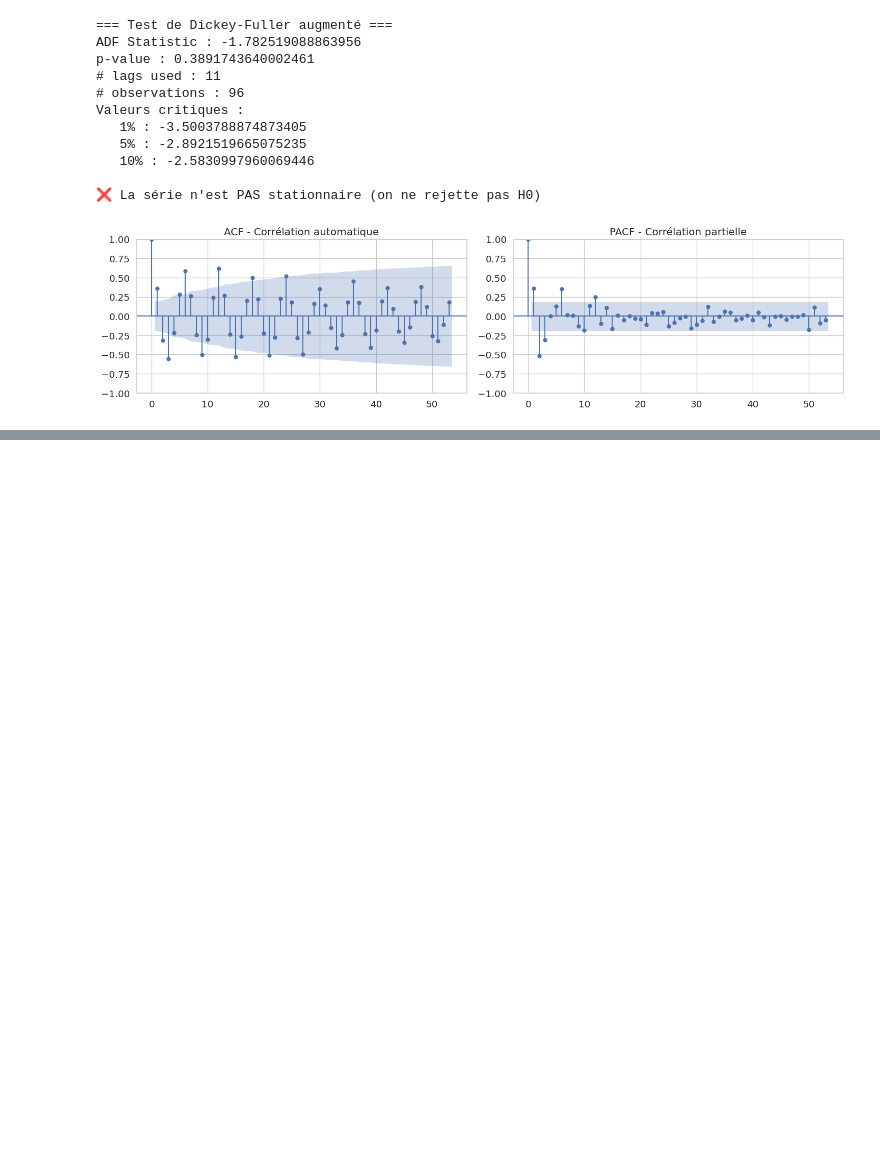
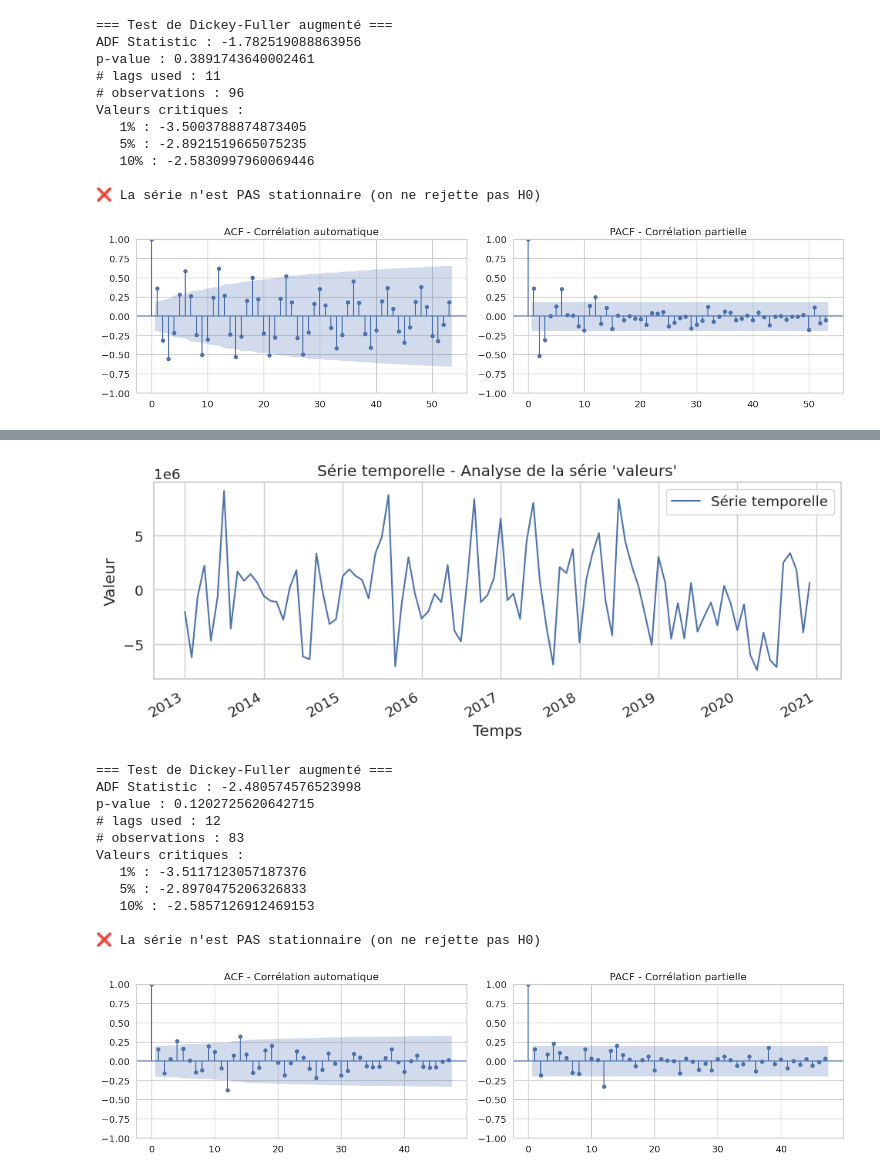
Before and after one commit to yassineBenHassoun/predict_electricity, a Jupyter notebook: app/yassine_benhassoun_p9.ipynb, the cells around one changed output, grey strips where cells are left out. Drawn from its saved outputs; the diff is of its cells as text; code cells hidden in the pictures; blank space fills up the shorter version.

```diff
--- a/app/yassine_benhassoun_p9.ipynb
+++ b/app/yassine_benhassoun_p9.ipynb
@@ -1501,0 +1176,17 @@ Précision de Prévision année N-1 : 98.38% (MAPE = 1.62%)
+# %%
+sarimaLessTwelveMonth = cpDfSarima[numerical_cols] - cpDfSarima[numerical_cols].shift(12)
+test_stationarity_with_adf(sarimaLessTwelveMonth['consommation_corrigees'], lags=60, title="Analyse de la série 'valeurs'")
+# %% [output]
+[figure, added]
+=== Test de Dickey-Fuller augmenté ===
+ADF Statistic : -2.480574576523998
+p-value : 0.1202725620642715
+# lags used : 12
+# observations : 83
+Valeurs critiques :
+   1% : -3.5117123057187376
+   5% : -2.8970475206326833
+   10% : -2.5857126912469153
+
+❌ La série n'est PAS stationnaire (on ne rejette pas H0)
+[figure, added]
```
Also changed, not shown: parts of 14 cells of this notebook, 3 other files.
